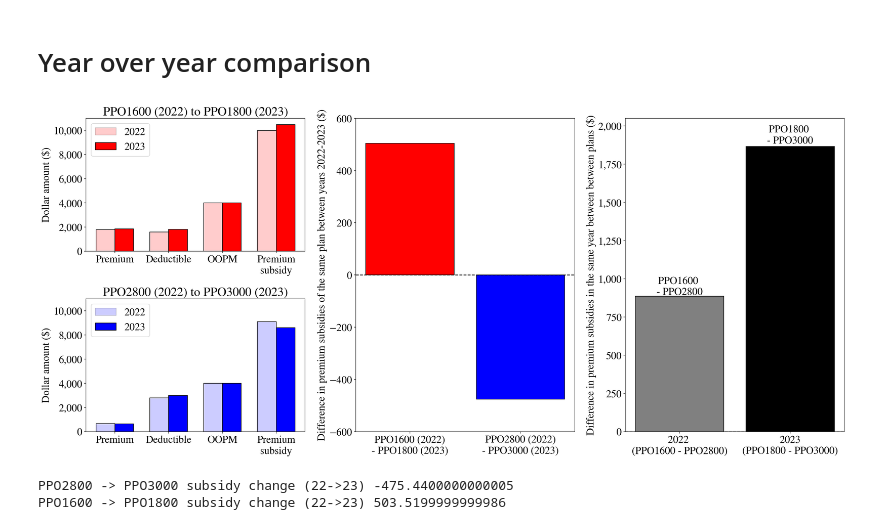
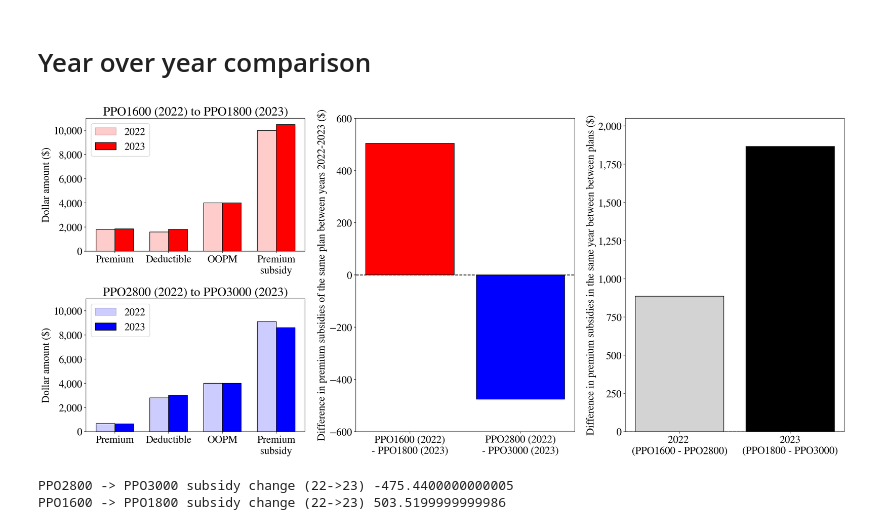
Before and after one commit to sbooeshaghi/health-insurance, a Jupyter notebook: healthcare_costs.ipynb, the cells around one changed output. Cells and saved outputs as stored; diff of their text form; code cells hidden in the pictures.

```diff
--- a/healthcare_costs.ipynb
+++ b/healthcare_costs.ipynb
@@ -841,37 +841,37 @@ y = [
     plans["PPO1800-23"]["premium_subsidy"] - plans["PPO1600-22"]["premium_subsidy"],
     plans["PPO3000-23"]["premium_subsidy"] - plans["PPO2800-22"]["premium_subsidy"],
 ]
 ax.bar(labels, y, edgecolor="k", color=["red", "blue"])
 ax.axhline(0, color="k", linestyle="--")
 ax.set(**{
     "ylabel": "Difference in premium subsidies of the same plan between years 2022-2023 ($)",
     "ylim": (-600, 600)
 })
 # ax.yaxis.tick_right()
 # ax.yaxis.set_label_position("right")
 
 ax = axs[3]
 labels = ["2022 \n(PPO1600 - PPO2800)", "2023\n(PPO1800 - PPO3000)"]
 y = [
     plans["PPO1600-22"]["premium_subsidy"] - plans["PPO2800-22"]["premium_subsidy"],
     plans["PPO1800-23"]["premium_subsidy"] - plans["PPO3000-23"]["premium_subsidy"],
 ]
-ax.bar(labels, y, edgecolor="k", color=["grey", "black"])
+ax.bar(labels, y, edgecolor="k", color=["lightgray", "black"])
 ax.axhline(0, color="k", linestyle="--")
 ax.set(**{
     "ylabel": "Difference in premium subsidies in the same year between between plans ($)",
     "ylim": (0, 2050)
 })
 # ax.yaxis.tick_right()
 # ax.yaxis.set_label_position("right")
 
-ax.text(0, y[0]*(1.01), "PPO1600 \n- PPO2800", ha="center")
-ax.text(1, y[1]*(1.01), "PPO1800 \n- PPO3000", ha="center")
+# ax.text(0, y[0]*(1.01), "PPO1600 \n- PPO2800", ha="center")
+# ax.text(1, y[1]*(1.01), "PPO1800 \n- PPO3000", ha="center")
 ax.yaxis.set_major_formatter(mpl.ticker.StrMethodFormatter('{x:,.0f}'))
 
 fig.show()
 # %% [output]
-[figure, old version]
+[figure, new version]
 # %%
 print("PPO2800 -> PPO3000 subsidy change (22->23)", plans["PPO3000-23"]["premium_subsidy"] - plans["PPO2800-22"]["premium_subsidy"])
 print("PPO1600 -> PPO1800 subsidy change (22->23)", plans["PPO1800-23"]["premium_subsidy"] - plans["PPO1600-22"]["premium_subsidy"])
```
